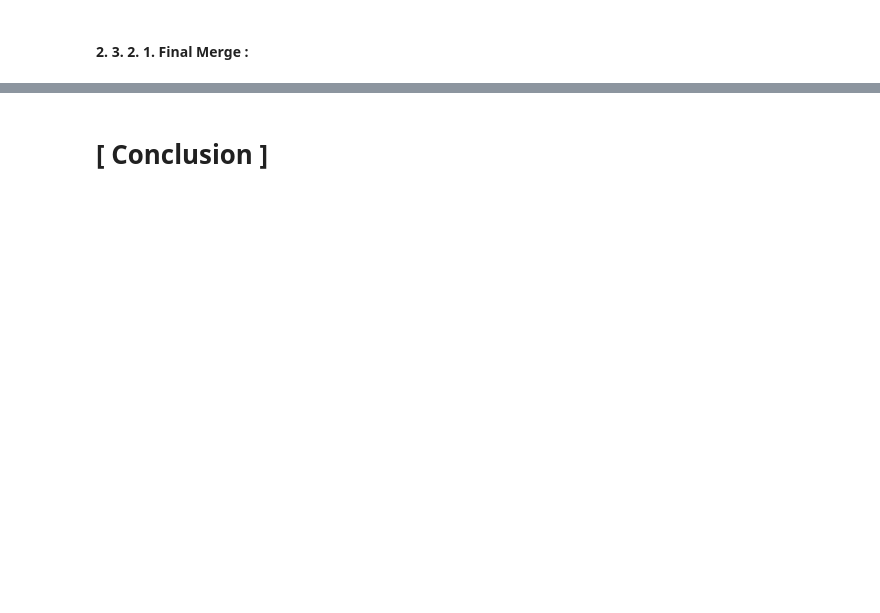
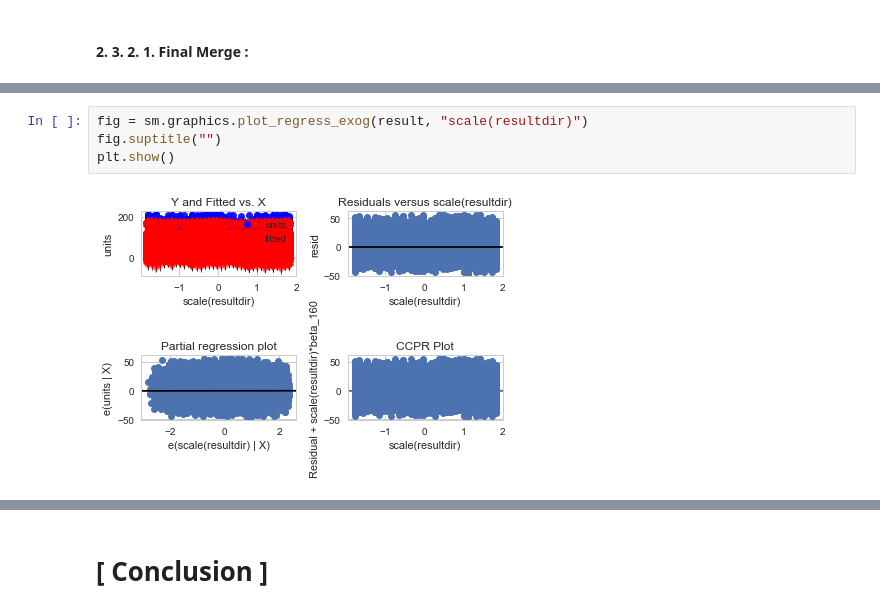
Before and after one commit to lucaseo/dss7-walmart-project, a Jupyter notebook: wy/Presentation/presentation_all_ver_WY.ipynb, the cells around one changed output, grey strips where cells are left out. Drawn from its saved outputs; the diff is of its cells as text; blank space fills up the shorter version.

```diff
--- a/wy/Presentation/presentation_all_ver_WY.ipynb
+++ b/wy/Presentation/presentation_all_ver_WY.ipynb
@@ -1233,3 +1454,9 @@ plt.show()
+# %%
+fig = sm.graphics.plot_regress_exog(result, "scale(resultdir)")
+fig.suptitle("")
+plt.show()
+# %% [output]
+[figure, added]
 # %%
 fig = sm.graphics.plot_regress_exog(result, "scale(snowfall)")
 fig.suptitle("")
```
Also changed, not shown: parts of 164 cells of this notebook, 13 other files.
